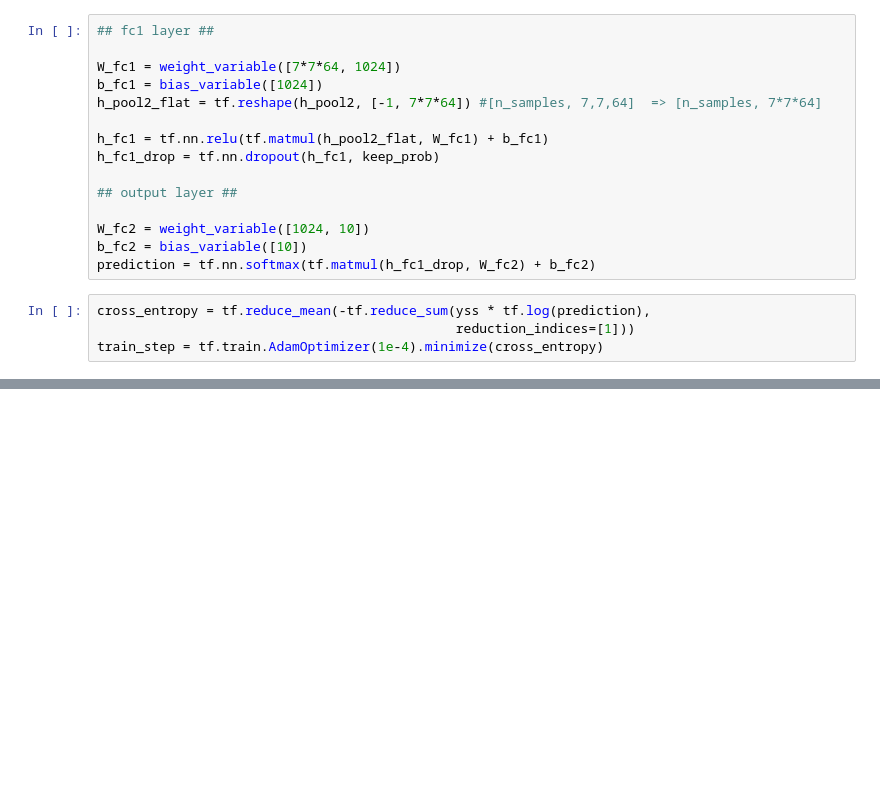
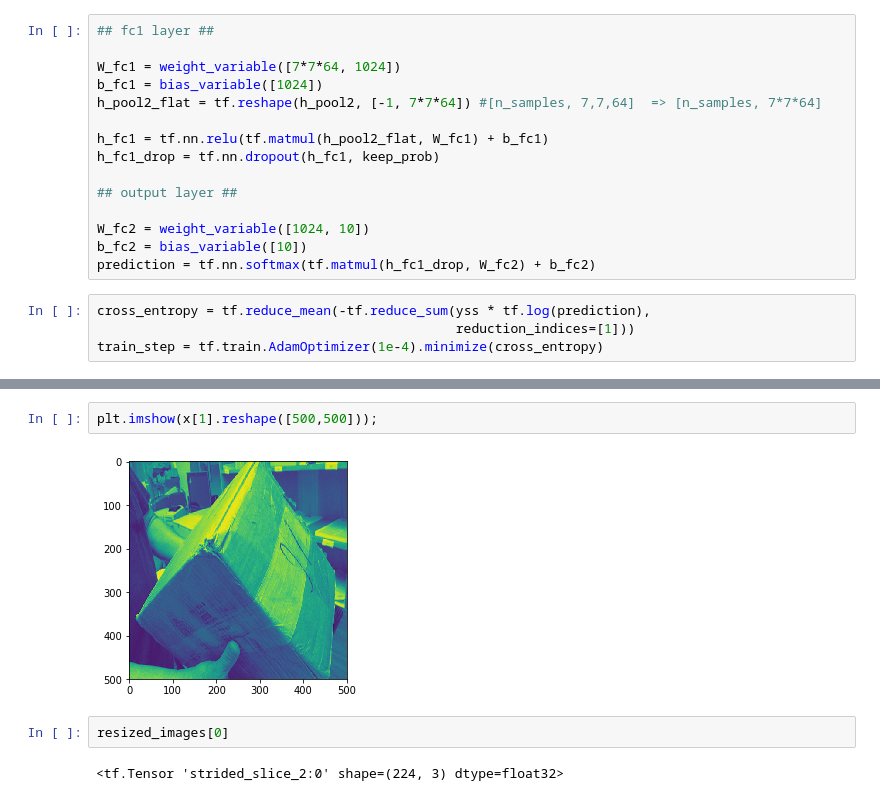
Before and after one commit to TunChiehHsu/ImageClassification, a Jupyter notebook: CNN.ipynb, the cells around one changed output, grey strips where cells are left out. Drawn from its saved outputs; the diff is of its cells as text; blank space fills up the shorter version.

```diff
--- a/CNN.ipynb
+++ b/CNN.ipynb
@@ -161,0 +150,8 @@ plt.imshow(mnist.train.images[0].reshape(28,28))
+# %%
+plt.imshow(x[1].reshape([500,500]));
+# %% [output]
+[figure, added]
+# %%
+resized_images[0]
+# %% [output]
+<tf.Tensor 'strided_slice_2:0' shape=(224, 3) dtype=float32>
```
Also changed, not shown: parts of 17 cells of this notebook, 8 other files.
